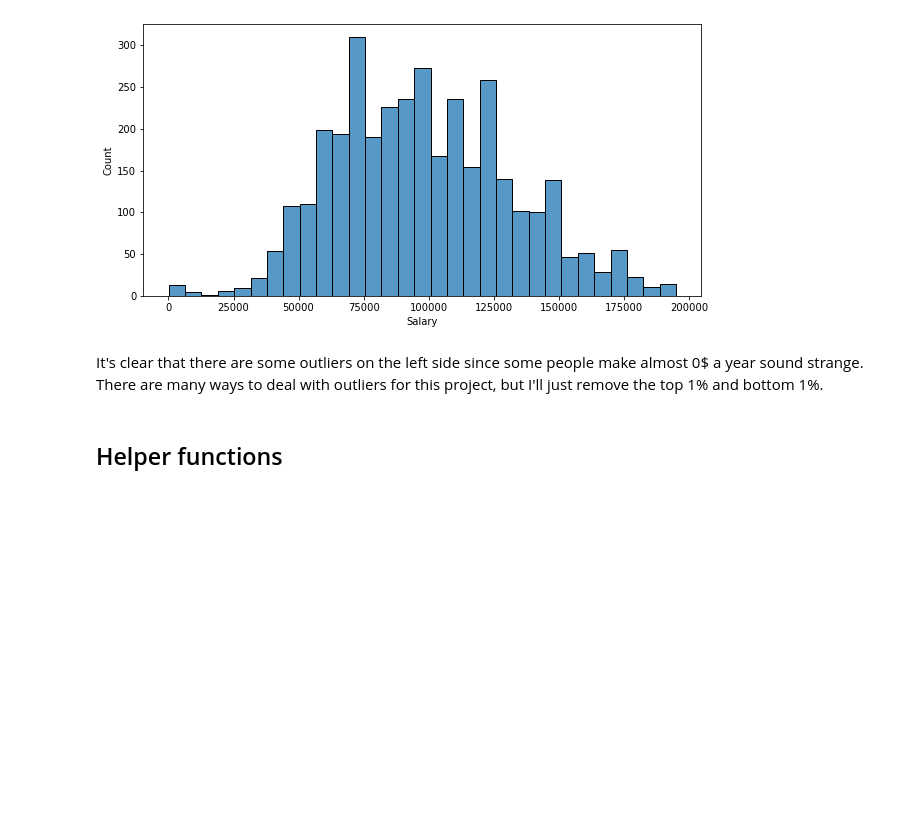
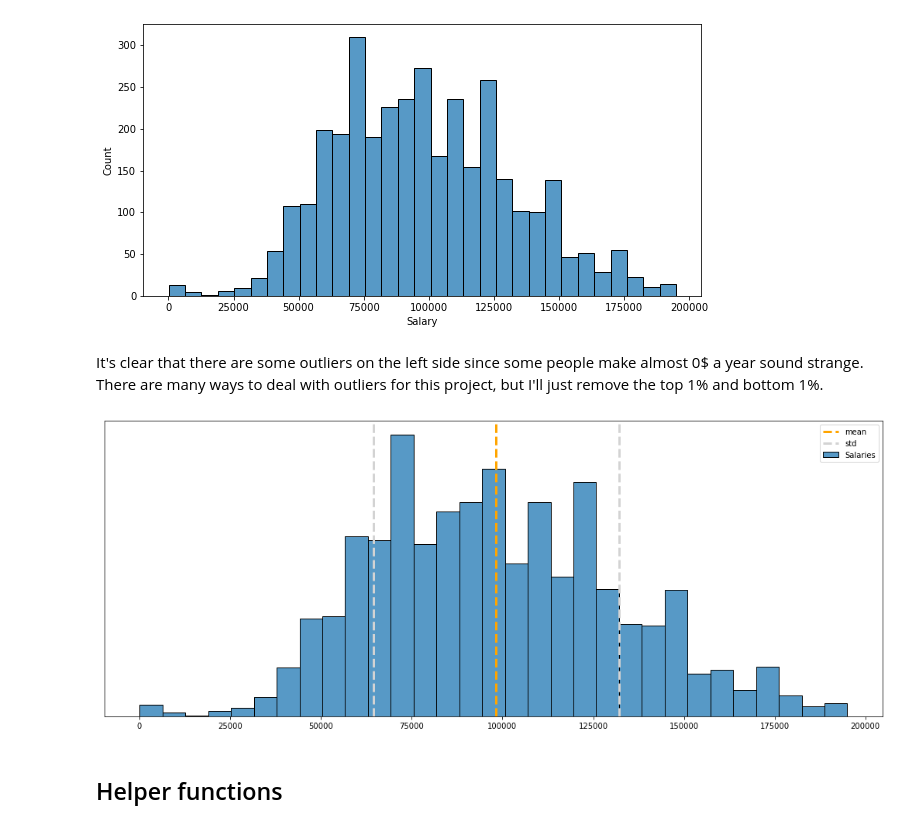
Before and after one commit to oscarleoo/ds-blog-post, a Jupyter notebook: Stack Overflow.ipynb, the cells around one changed output. Cells and saved outputs as stored; diff of their text form; code cells hidden in the pictures; blank space fills up the shorter version.

```diff
--- a/Stack Overflow.ipynb
+++ b/Stack Overflow.ipynb
@@ -54,6 +54,19 @@ bottom_one_percent = np.percentile(full_time.Salary, 1)
 
 full_time = full_time[full_time.Salary > bottom_one_percent]
 full_time = full_time[full_time.Salary < top_one_percent]
+# %%
+plt.figure(figsize=(18, 7))
+sns.histplot(full_time.Salary, label='Salaries')
+plt.axvline(full_time.Salary.mean(), 0, 10, color='orange', linestyle='--', linewidth=3, label='mean')
+plt.axvline(full_time.Salary.mean() - full_time.Salary.std(), 0, 10, color='lightgray', linestyle='--', linewidth=3, label='std')
+plt.axvline(full_time.Salary.mean() + full_time.Salary.std(), 0, 10, color='lightgray', linestyle='--', linewidth=3)
+plt.yticks([])
+plt.ylabel('')
+plt.xlabel('')
+plt.legend()
+plt.show()
+# %% [output]
+[figure, added]
 # %% [markdown]
 ## Helper functions
 # %%
```
Also changed, not shown: parts of 9 cells of this notebook.
